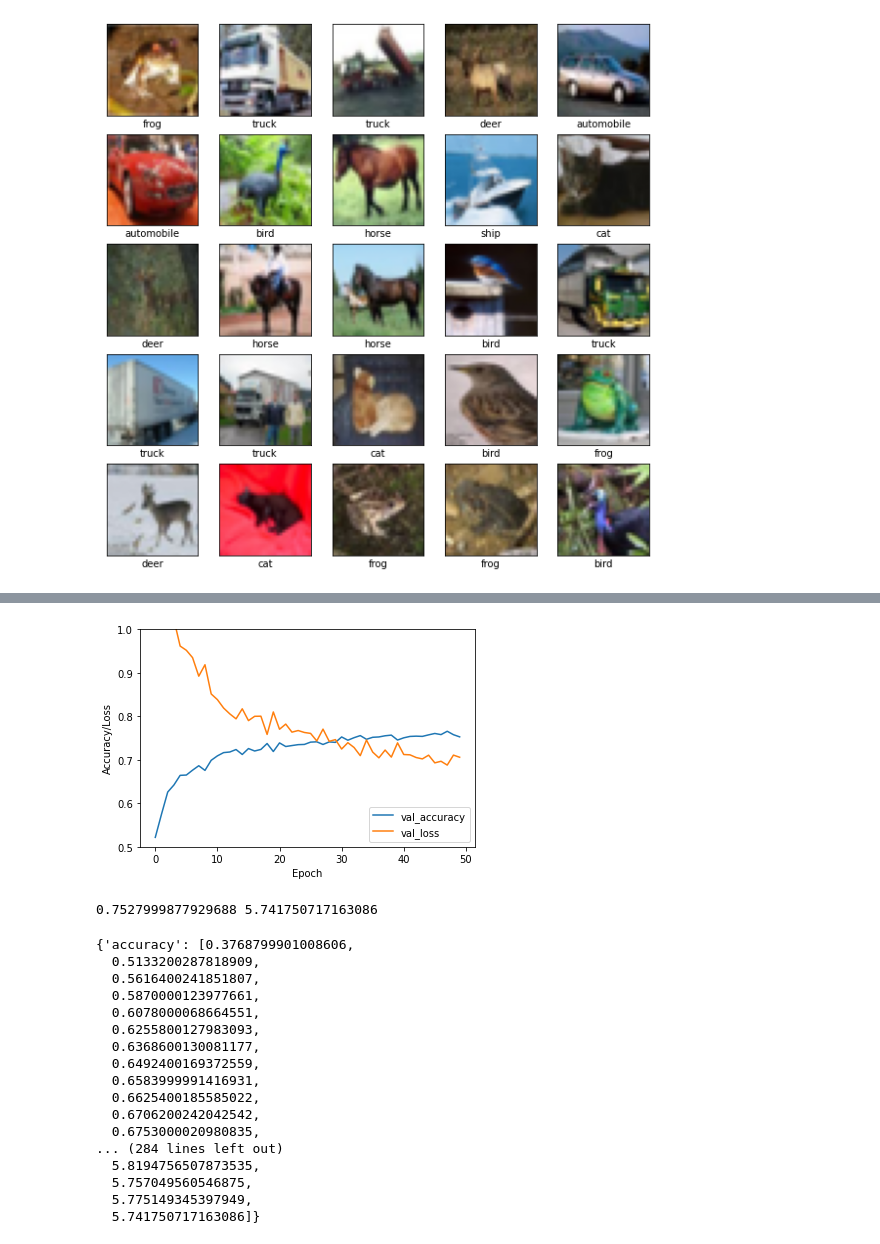
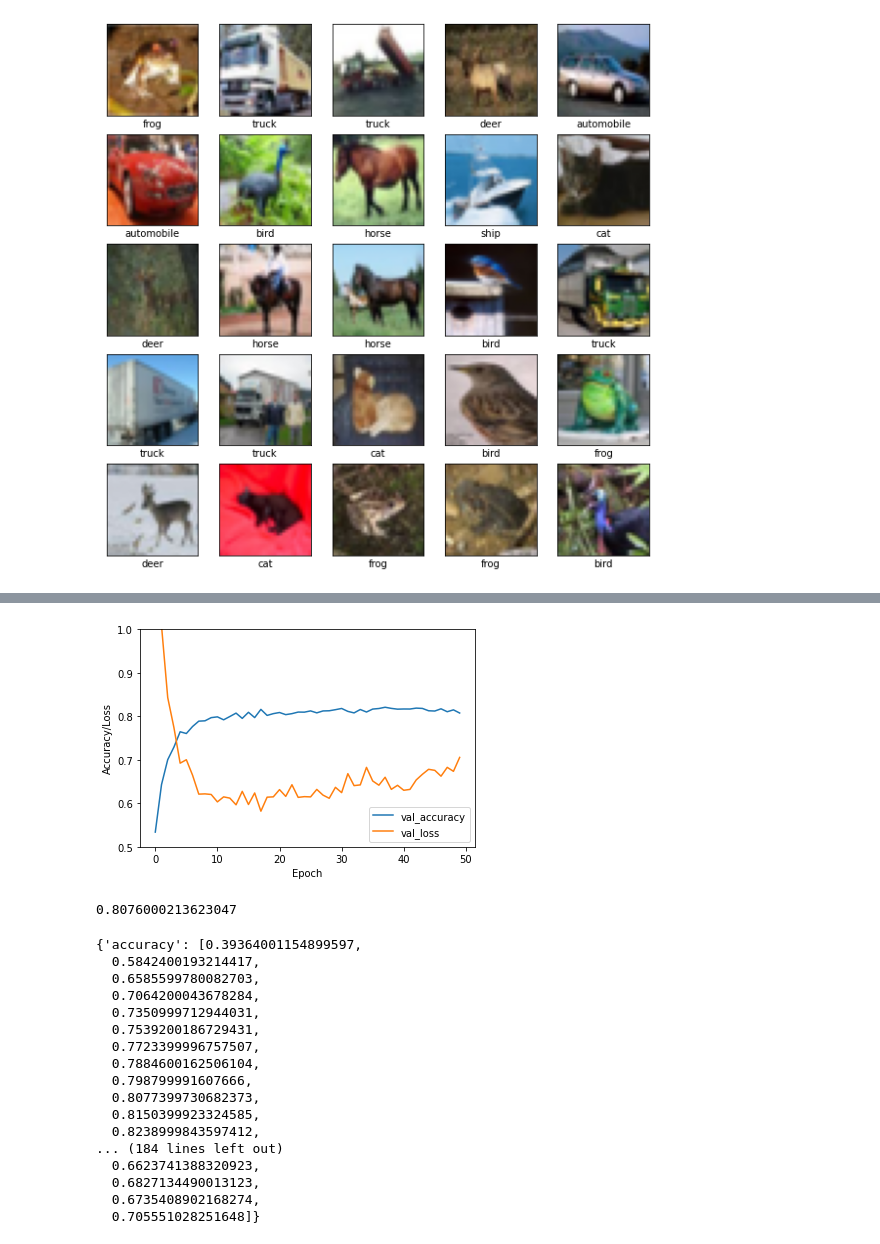
Before and after one commit to INT2-Group-8/CIFAR-10-NN, a Jupyter notebook: INT2 Group 8.ipynb, the cells around one changed output, grey strips where cells are left out. Drawn from its saved outputs; the diff is of its cells as text; code cells hidden in the pictures.

Commit message:
Increased size of model
Added 3 Conv2D layers, increased the last 2 Conv2D layers to size 128, added padding and the HE Uniform initialiser, increased batch size to 64.

```diff
--- a/INT2 Group 8.ipynb
+++ b/INT2 Group 8.ipynb
@@ -29,18 +29,21 @@ plt.show()
 # Dropout is used to prevent overfitting
 model = models.Sequential()
 model.add(layers.Conv2D(32, (3, 3), activation='relu', input_shape=(32, 32, 3)))
+model.add(layers.Conv2D(32, (3, 3), activation='relu', kernel_initializer='he_uniform', padding='same'))
 model.add(layers.MaxPooling2D((2, 2)))
 model.add(layers.Dropout(0.2))
-model.add(layers.Conv2D(64, (3, 3), activation='relu'))
+model.add(layers.Conv2D(64, (3, 3), activation='relu', kernel_initializer='he_uniform', padding='same'))
+model.add(layers.Conv2D(64, (3, 3), activation='relu', kernel_initializer='he_uniform', padding='same'))
 model.add(layers.MaxPooling2D((2, 2)))
 model.add(layers.Dropout(0.2))
-model.add(layers.Conv2D(64, (3, 3), activation='relu'))
+model.add(layers.Conv2D(128, (3, 3), activation='relu', kernel_initializer='he_uniform', padding='same'))
+model.add(layers.Conv2D(128, (3, 3), activation='relu', kernel_initializer='he_uniform', padding='same'))
 model.add(layers.MaxPooling2D((2, 2)))
 model.add(layers.Dropout(0.2))
 
 # Flatten the last output tensor into a Dense layer
 model.add(layers.Flatten())
-model.add(layers.Dense(64, activation='relu'))
+model.add(layers.Dense(128, activation='relu', kernel_initializer='he_uniform'))
 model.add(layers.Dropout(0.2))
 model.add(layers.Dense(10))
 
@@ -66,8 +69,8 @@ Non-trainable params: 0
 _________________________________________________________________
 # %%
 # Compile and train the model
-model.compile(optimizer='adam', loss=tf.keras.losses.SparseCategoricalCrossentropy(from_logits=True), metrics=['accuracy', 'mae'])
+model.compile(optimizer='adam', loss=tf.keras.losses.SparseCategoricalCrossentropy(from_logits=True), metrics=['accuracy'])
 
-history = model.fit(train_images, train_labels, epochs=50, validation_data=(test_images, test_labels))
+history = model.fit(train_images, train_labels, epochs=50, batch_size=64, validation_data=(test_images, test_labels))
 # %% [output]
 Epoch 1/50
@@ -96,7 +99,7 @@ plt.ylabel('Accuracy/Loss')
 plt.ylim([0.5, 1])
 plt.legend(loc='lower right')
 
-test_loss, test_acc, test_error = model.evaluate(test_images, test_labels, verbose=2)
+test_loss, test_acc = model.evaluate(test_images, test_labels, verbose=2)
 # Aim for val_loss decreasing and val_acc increasing
 # Increase in val_loss and val_acc could mean there is overfitting
 # %% [output]
@@ -104,27 +107,27 @@ test_loss, test_acc, test_error = model.evaluate(test_images, test_labels, verbo
-[figure, old version]
+[figure, new version]
 # %%
 # Print the test accuracy
-print(test_acc, test_error)
+print(test_acc)
 # %% [output]
-0.7527999877929688 5.741750717163086
+0.8076000213623047
 # %%
-# Shows the change in accuracy, validation accuracy, loss, validation loss, mean absolute error, and validation mean absolute error.
+# Shows the change in accuracy, validation accuracy, loss and validation loss.
 history.history
 # %% [output]
-{'accuracy': [0.3768799901008606,
-  0.5133200287818909,
-  0.5616400241851807,
-  0.5870000123977661,
-  0.6078000068664551,
-  0.6255800127983093,
-  0.6368600130081177,
-  0.6492400169372559,
-  0.6583999991416931,
-  0.6625400185585022,
-  0.6706200242042542,
-  0.6753000020980835,
-... (284 lines left out)
-  5.8194756507873535,
-  5.757049560546875,
-  5.775149345397949,
-  5.741750717163086]}
+{'accuracy': [0.39364001154899597,
+  0.5842400193214417,
+  0.6585599780082703,
+  0.7064200043678284,
+  0.7350999712944031,
+  0.7539200186729431,
+  0.7723399996757507,
+  0.7884600162506104,
+  0.798799991607666,
+  0.8077399730682373,
+  0.8150399923324585,
+  0.8238999843597412,
+... (184 lines left out)
+  0.6623741388320923,
+  0.6827134490013123,
+  0.6735408902168274,
+  0.705551028251648]}
```
Also changed, not shown: parts of 3 cells of this notebook.
